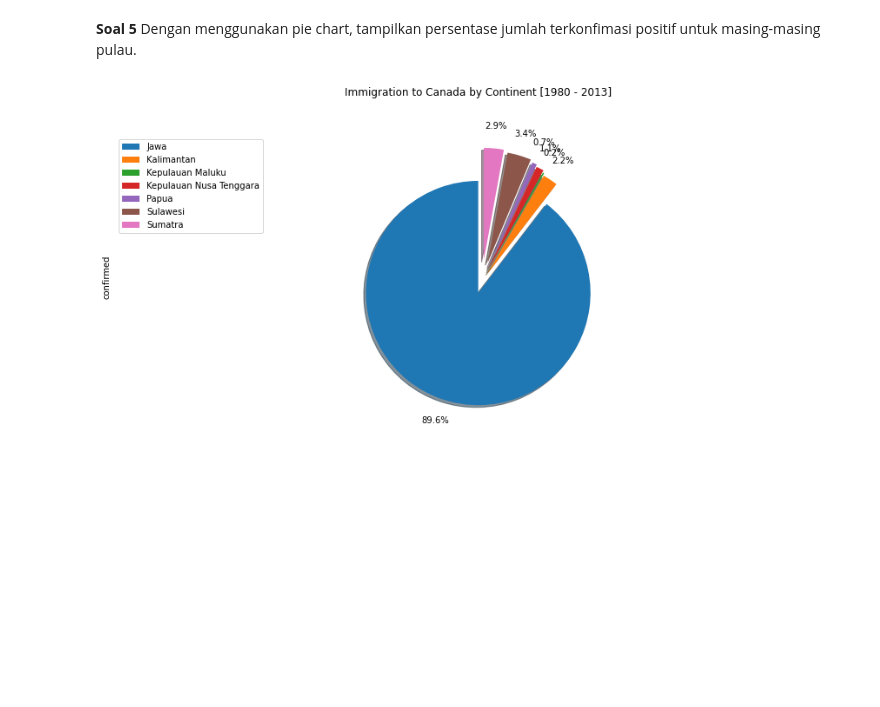
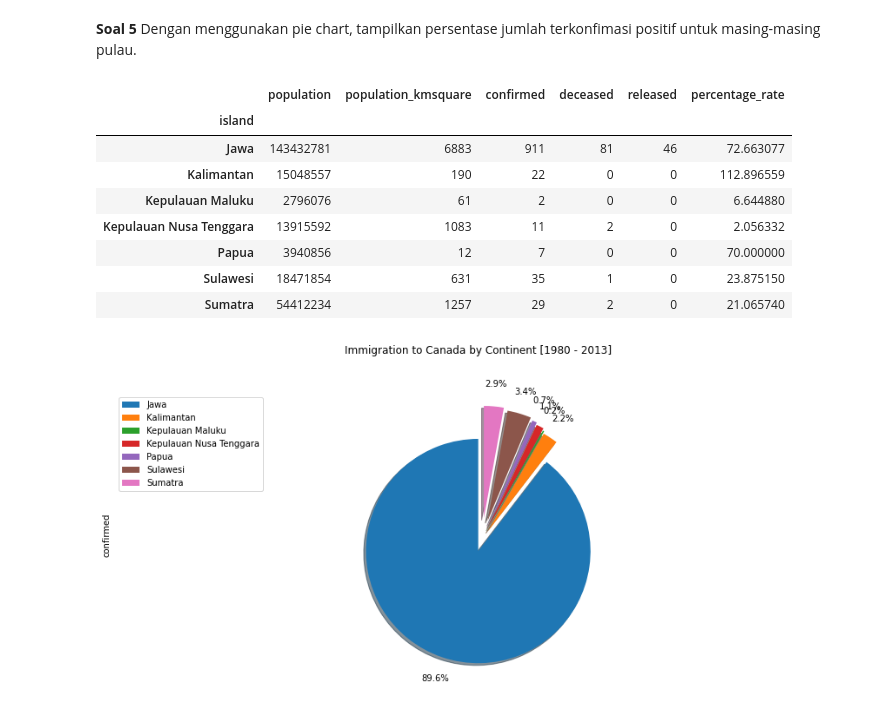
Before and after one commit to farisazizy/data-visualization-assignment, a Jupyter notebook: Midterm.ipynb, the cells around one changed output. Cells and saved outputs as stored; diff of their text form; code cells hidden in the pictures; blank space fills up the shorter version.

```diff
--- a/Midterm.ipynb
+++ b/Midterm.ipynb
@@ -187,4 +187,17 @@ data_percent.head(3)
 # %% [markdown]
 **Soal 5**
 Dengan menggunakan pie chart, tampilkan persentase jumlah terkonfimasi positif untuk masing-masing pulau.
+# %%
+data_pulau = data.groupby('island', axis=0).sum()
+data_pulau
+# %% [output]
+|  | population | population_kmsquare | confirmed | deceased | released | percentage_rate |
+| island |  |  |  |  |  |  |
+| Jawa | 143432781 | 6883 | 911 | 81 | 46 | 72.663077 |
+| Kalimantan | 15048557 | 190 | 22 | 0 | 0 | 112.896559 |
+| Kepulauan Maluku | 2796076 | 61 | 2 | 0 | 0 | 6.644880 |
+| Kepulauan Nusa Tenggara | 13915592 | 1083 | 11 | 2 | 0 | 2.056332 |
+| Papua | 3940856 | 12 | 7 | 0 | 0 | 70.000000 |
+| Sulawesi | 18471854 | 631 | 35 | 1 | 0 | 23.875150 |
+| Sumatra | 54412234 | 1257 | 29 | 2 | 0 | 21.065740 |
 # %%
```
Also changed, not shown: parts of 2 cells of this notebook.
